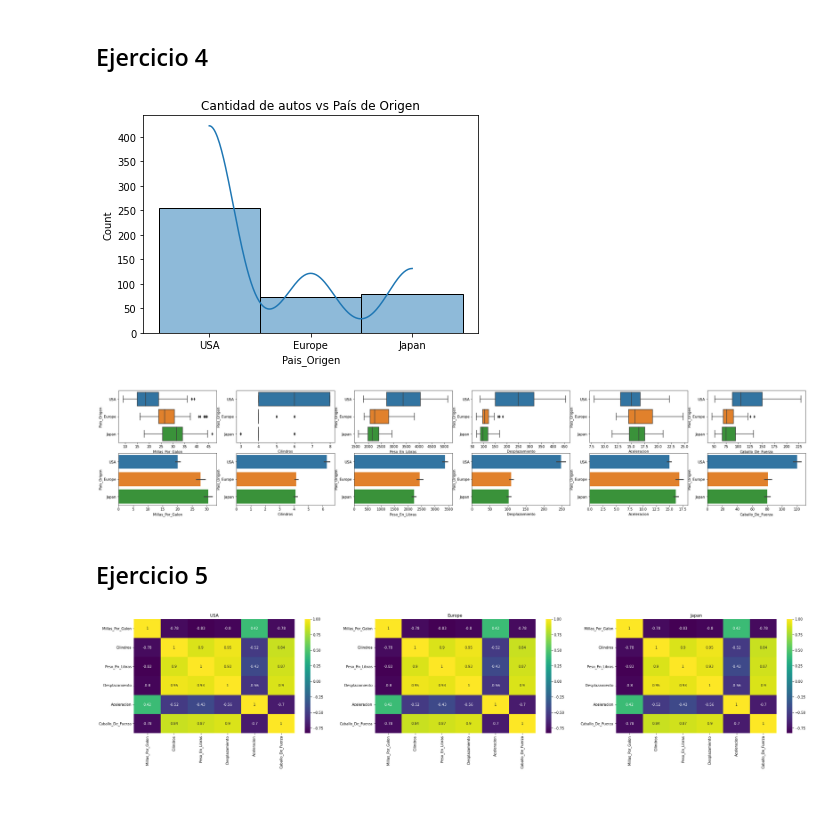
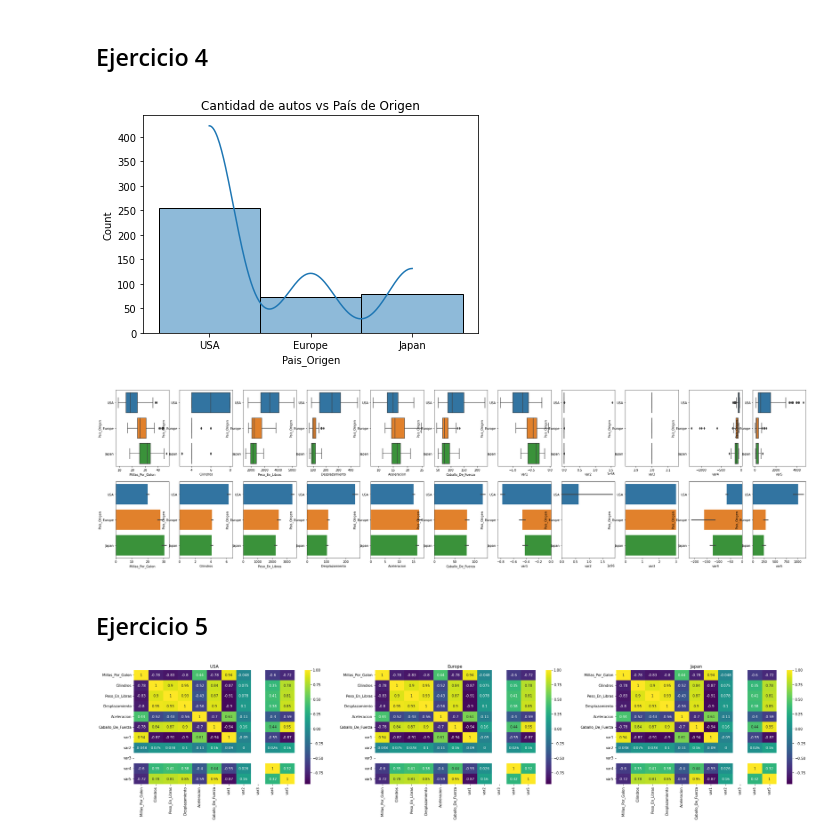
Before and after one commit to GersonJairPE/programa-data-science-python, a Jupyter notebook: Proyectos/Proyecto_2.ipynb, the cells around one changed output. Cells and saved outputs as stored; diff of their text form; code cells hidden in the pictures; blank space fills up the shorter version.

Commit message:
Correción ejercicio 1-2-3-4-5 -Se realizó copias

```diff
--- a/Proyectos/Proyecto_2.ipynb
+++ b/Proyectos/Proyecto_2.ipynb
@@ -28,9 +28,11 @@ Luego usamos la función lambda para recodificar y la aplicamos a la variable 'P
 - 2: Japan
 - 3: Europe
 """
+df_1 = df_autos.copy() # Copia para realizar el ejercicio 1
+df = df_autos.copy() # Copia para realizar el ejercicio 2
 
-df['Pais_Origen'] = df['Pais_Origen'].apply(lambda x: 1 if x == 'USA' else (
+df_1['Pais_Origen'] = df_autos['Pais_Origen'].apply(lambda x: 1 if x == 'USA' else (
                                                         2 if x == 'Japan' else 3))
-df.head(10)
+df_1.sample(10)
 # %% [output]
 |  | Millas_Por_Galon | Cilindros | Pais_Origen | Peso_En_Libras | Desplazamiento | Aceleracion | Nombre | ... |
@@ -211,14 +221,14 @@ columnas[5] = Aceleracion
 Para este ejemplo
 
 """
-
 var_news = pd.DataFrame([generate_var('oper1')(df[columnas[0]], df[columnas[5]]),
                          generate_var('oper2')(df[columnas[0]], df[columnas[5]]),
                          generate_var('oper3')(df[columnas[0]], df[columnas[5]]),
                          generate_var('oper4')(df[columnas[0]], df[columnas[5]]),
                          generate_var('oper5')(df[columnas[0]], df[columnas[5]])]).T
 var_news.columns = ['var1', 'var2', 'var3', 'var4', 'var5']
-df.join(var_news)
+df_new_var = pd.concat([df, var_news], axis=1, sort=False)
+df_new_var
 # %% [output]
 |  | Millas_Por_Galon | Cilindros | Pais_Origen | Peso_En_Libras | Desplazamiento | Aceleracion | Nombre | ... |
 | 0 | 18.0 | 8 | USA | 3504 | 307.0 | 12.0 | chevrolet chevelle malibu | ... |
@@ -236,9 +246,7 @@ df.join(var_news)
 # %% [markdown]
 ## Ejercicio 3
 # %%
-
-
-def category_values(colum:str)->str:
+def category_values(colum:str, df: pd.DataFrame)->str:
     """
     Esta función retorna un string a través de una función Lambda con la etiqueta que corresponde según los limites
 
@@ -268,8 +276,9 @@ def category_values(colum:str)->str:
     # Se colocan las condiciones para retornar la etiqueta
     return lambda x: "Bajo" if x<limit_1 else("Medio" if (x>=limit_1 and x<=limit_2) else "Alto")
 
-df['categoria'] = df['Millas_Por_Galon'].apply(category_values(colum='Millas_Por_Galon'))
-df
+# Utilizamos la función para la variable 'var1' en este caso
+df_new_var['categoria'] = df_new_var['var1'].apply(category_values(colum = 'var1', df = df_new_var))
+df_new_var
 # %% [output]
 |  | Millas_Por_Galon | Cilindros | Pais_Origen | Peso_En_Libras | Desplazamiento | Aceleracion | Nombre | ... |
 | 0 | 18.0 | 8 | USA | 3504 | 307.0 | 12.0 | chevrolet chevelle malibu | ... |
@@ -288,18 +297,39 @@ df
 ## Ejercicio 4
 # %%
 def graf_data(df:pd.DataFrame, category_col:str):
+    """
+    Esta funcón retorna los graficos tanto para la frecuencia de los datos respecto a una variable cualitativo
+    asi como también las de todas la variables numéricas respecto de la misma variable cualitativa
+
+    Parámetros
+    ----------
+    df: Dataframe con los datos generales
+    category_col: columna con la variable cualitativa
+
+    Salida
+    ------
+    Retorna los graficos solicitados
+
+    Ejemplos
+    --------
+    df:dataframe
+    col_cuali = 'Pais_Origen'
+    graf_data(df, col_cuali)
+    >>> Graficos
+
+    """
     columnas_int = df.select_dtypes(include=['float64', 'int']).columns
     g1=sns.histplot(data=df, x=category_col, kde=True)
     g1.set_title("Cantidad de autos vs País de Origen")
-    _, axes = plt.subplots(nrows=2, ncols=len(columnas_int), figsize=(35, 6))
+    _, axes = plt.subplots(nrows=2, ncols=len(columnas_int), figsize=(40, 10))
     for i,t in enumerate(columnas_int):
         g2=sns.boxplot(y =category_col, x = t, data=df, ax=axes[0,i])
         g3=sns.barplot(y =category_col, x = t, estimator = np.mean, data=df, ax=axes[1,i])
 
-graf_data(df, 'Pais_Origen')
+graf_data(df_new_var, 'Pais_Origen')
 # %% [output]
 [figure]
-[figure, old version]
+[figure, new version]
 # %% [markdown]
 ## Ejercicio 5
 # %%
@@ -338,6 +368,6 @@ def graf_corr(df:pd.DataFrame, columna:pd.Series):
                     )
         g.set_title(country) # Ponemos como titulo cada categoria
 # %%
-graf_corr(df, df['Pais_Origen'])
+graf_corr(df_new_var, df_new_var['Pais_Origen'])
 # %% [output]
-[figure, old version]
+[figure, new version]
```
Also changed, not shown: parts of 7 cells of this notebook.
